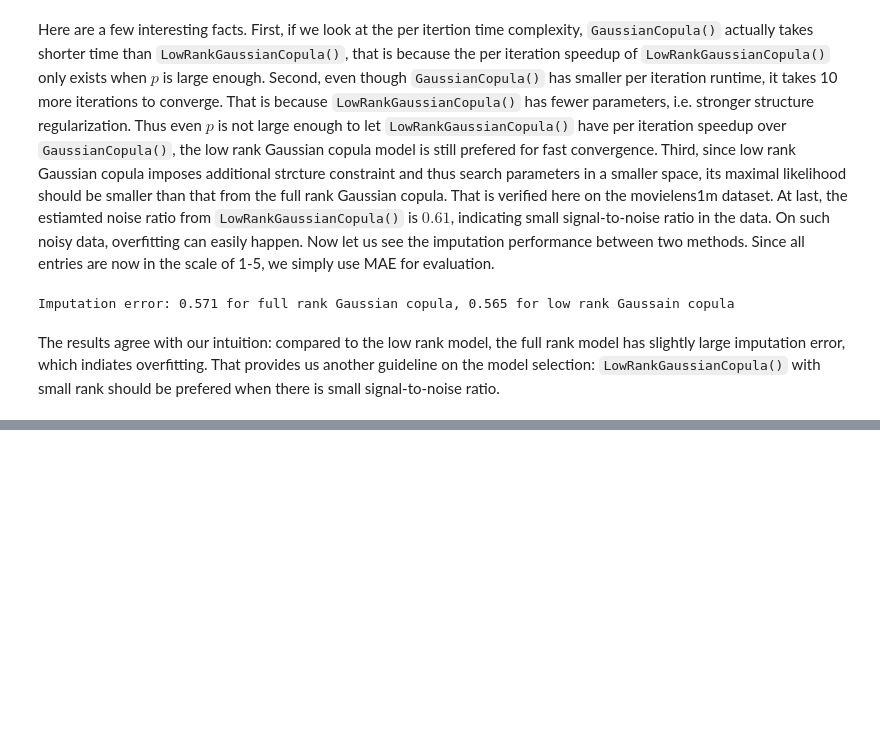
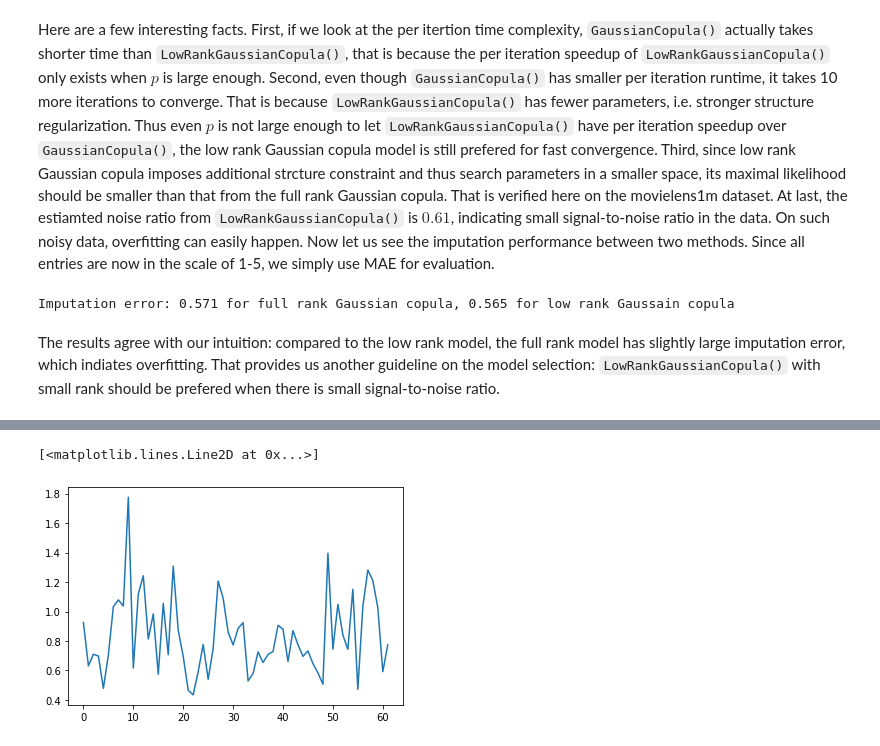
Before and after one commit to udellgroup/gcimpute, a Jupyter notebook: Examples/Main_Tutorial.ipynb, the cells around one changed output, grey strips where cells are left out. Cells and saved outputs as stored; diff of their text form; code cells hidden in the pictures; blank space fills up the shorter version.

```diff
--- a/Examples/Main_Tutorial.ipynb
+++ b/Examples/Main_Tutorial.ipynb
@@ -377,0 +396,13 @@ The results agree with our intuition: compared to the low rank model, the full r
+# %%
+model_fred = GaussianCopula(training_mode = 'minibatch-online',
+                            const_stepsize=0.5,
+                            batch_size=40,
+                            window_size=50)
+# %%
+data_masked = mask_MCAR(X=data_fred.to_numpy(), mask_fraction=0.3, seed=11)
+X_imp_fred = model_fred.fit_transform(data_masked)
+# %%
+plt.plot(model_fred.corr_diff['F'])
+# %% [output]
+[<matplotlib.lines.Line2D at 0x...>]
+[figure, added]
```
Also changed, not shown: parts of 8 cells of this notebook, 3 other files.
